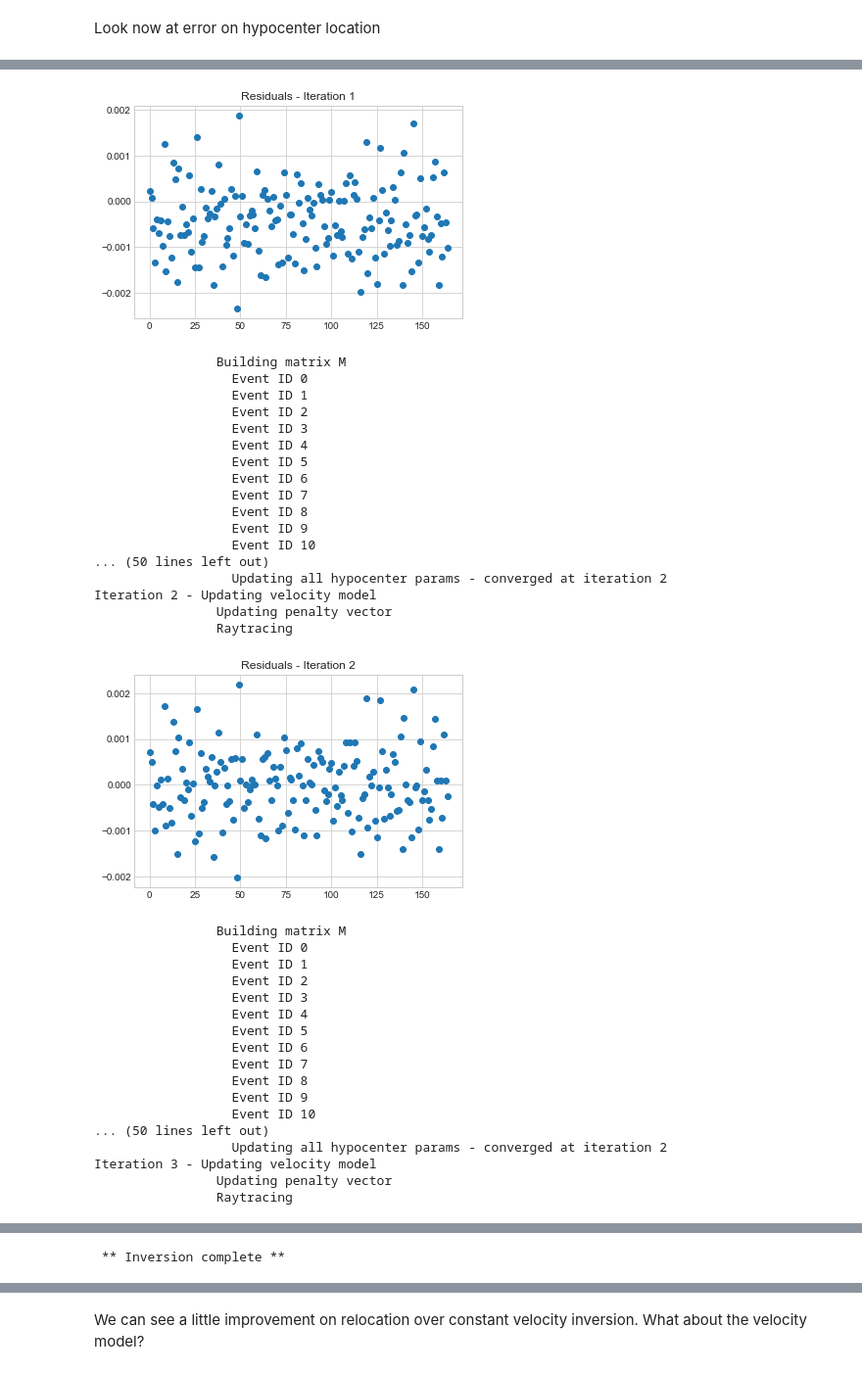
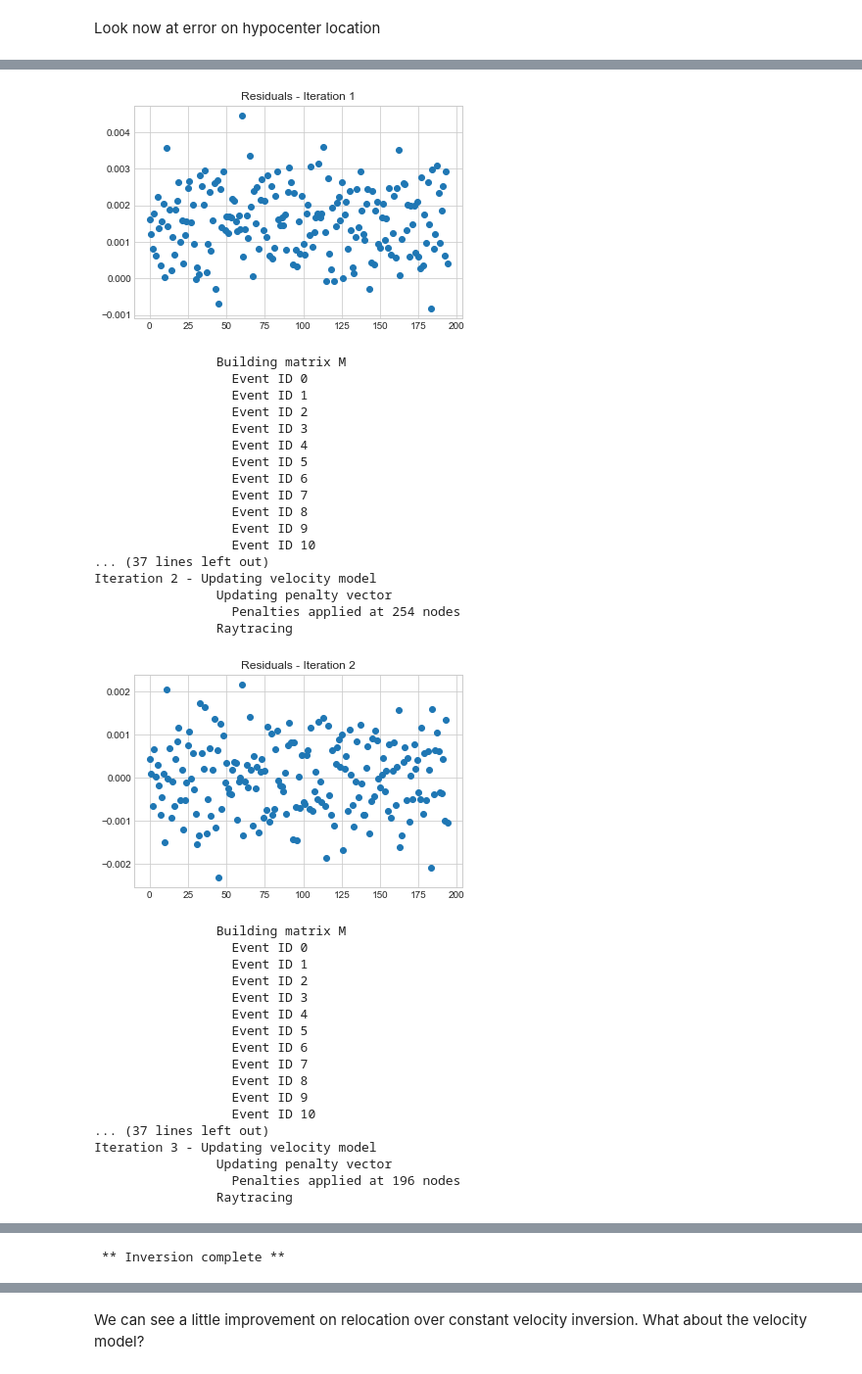
Before and after one commit to groupeLIAMG/hypopy, a Jupyter notebook: hypopy-tutorial.ipynb, the cells around one changed output, grey strips where cells are left out. Shown at 98% size. Saved outputs shown, nothing was run; the diff lists cells and outputs as text; code cells hidden in the pictures.

```diff
--- a/hypopy-tutorial.ipynb
+++ b/hypopy-tutorial.ipynb
@@ -157,5 +167,5 @@ Vpts = np.array([[Vz(1.), 100.0, 100.0, 1.],
                  [Vz(11.), 112.0, 148.0, 11.0],
                  [Vz(5.), 152.0, 108.0, 5.0],
                  [Vz(75.), 152.0, 108.0, 75.0],
-                 [Vz(11.), 192.0, 148.0, 11.0],])
+                 [Vz(11.), 192.0, 148.0, 11.0]])
 # %% [markdown]
@@ -198,5 +203,7 @@ Before running the joint hypocenter-velocity inversion (JHVI), we use the consta
 # %%
-hinit2, res = hypo.hypoloc(data, V=4000., hinit=hinit, maxit=15, convh=1., verbose=True)
+Vinit = np.mean(Vpts[:,0])
+
+hinit2, res = hypo.hypoloc(data, rcv, V=Vinit, hinit=hinit, maxit=15, convh=1., verbose=True)
 # %% [output]
  *** Hypocenter inversion ***
 
@@ -242,9 +249,25 @@ plt.show()
 
 Define inversion parameters
 # %%
-Vlim = (3500., 4500., 1.0)
-dmax = (50., 5., 2.e-3)
-lagran = (1., 1., 1., 0.5)   # lambda, gamma, alpha, wzK
+Vpmin = 3500.
+Vpmax = 4500.
+PAp = 1.0
+Vsmin = 1900.
+Vsmax = 2300.
+PAs = 1.0
+Vlim = (Vpmin, Vpmax, PAp, Vsmin, Vsmax, PAs)
 
-par = hypo.InvParams(maxit=5, maxit_hypo=10, conv_hypo=2, Vlim=Vlim, dmax=dmax,
+dVp_max = 100.
+dx_max = 10.
+dt_max = 0.01
+dVs_max = 100.
+dmax = (dVp_max, dx_max, dt_max, dVs_max)
+
+λ = 2.
+γ = 1.
+α = 1.
+wzK = 0.1
+lagran = (λ, γ, α, wzK)
+
+par = hypo.InvParams(maxit=5, maxit_hypo=10, conv_hypo=1., Vlim=Vlim, dmax=dmax,
                      lagrangians=lagran, invert_vel=True, verbose=True)
@@ -252,0 +276,6 @@ Run the inversion
+# %%
+def Vz2(z):
+    return 4000. + 7.5*(z-50.)
+
+Vpinit = np.kron(Vz2(z), np.ones((g.shape[0], g.shape[1], 1)))
+Vpinit = Vpinit.flatten()
@@ -253,5 +286,5 @@ Run the inversion
 # %%
-h, V, sc, res = hypo.jointHypoVel(par, g, data, Vinit, hinit2, caldata=caldata, Vpts=Vpts)
+h, V, sc, res = hypo.jointHypoVel(par, g, data, rcv, Vpinit, hinit2, caldata=caldata, Vpts=Vpts)
 # %% [output]
  *** Joint hypocenter-velocity inversion ***
 
@@ -262,7 +296,7 @@ Starting iterations
 Iteration 1 - Updating velocity model
                 Updating penalty vector
                 Raytracing
-[figure, old version]
+[figure, new version]
                 Building matrix M
                   Event ID 0
                   Event ID 1
@@ -275,12 +309,12 @@ Iteration 1 - Updating velocity model
                   Event ID 8
                   Event ID 9
                   Event ID 10
-... (50 lines left out)
-                  Updating all hypocenter params - converged at iteration 2
+... (37 lines left out)
 Iteration 2 - Updating velocity model
                 Updating penalty vector
+                  Penalties applied at 254 nodes
                 Raytracing
-[figure, old version]
+[figure, new version]
                 Building matrix M
                   Event ID 0
                   Event ID 1
@@ -293,8 +327,8 @@ Iteration 2 - Updating velocity model
                   Event ID 8
                   Event ID 9
                   Event ID 10
-... (50 lines left out)
-                  Updating all hypocenter params - converged at iteration 2
+... (37 lines left out)
 Iteration 3 - Updating velocity model
                 Updating penalty vector
+                  Penalties applied at 196 nodes
                 Raytracing
```
Also changed, not shown: parts of 32 cells of this notebook, 1 other file.
